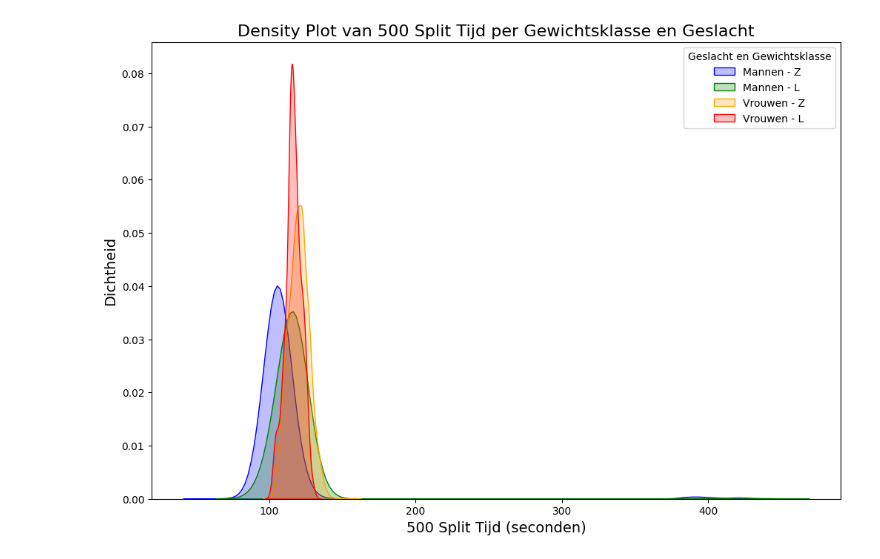
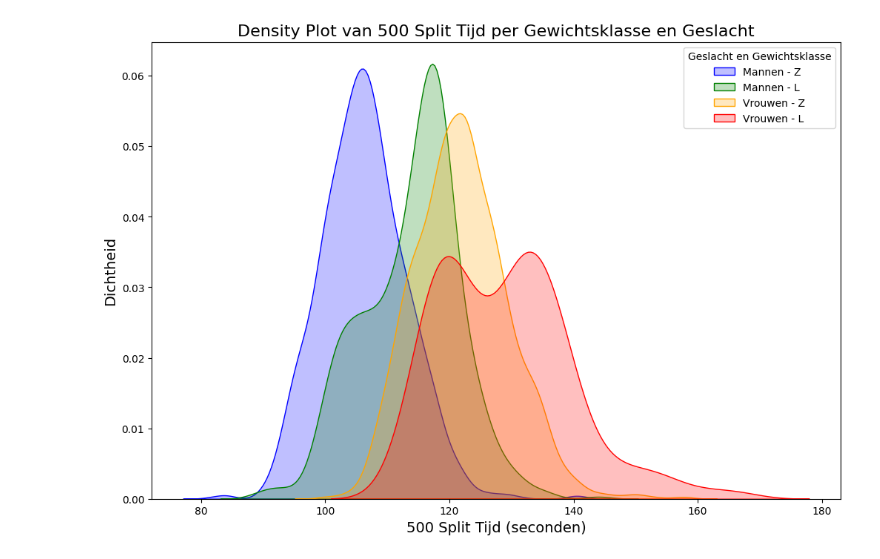
Before and after one commit to bibidemarezoyens/LB, a Jupyter notebook: plotjes_voor_rowrowrow.ipynb, the cells around one changed output. Drawn from its saved outputs; the diff is of its cells as text; code cells hidden in the pictures.

Commit message:
plotjes en xgboost met ploeg en meer plotjes

```diff
--- a/plotjes_voor_rowrowrow.ipynb
+++ b/plotjes_voor_rowrowrow.ipynb
@@ -57,0 +7,3 @@ FileNotFoundError: [Errno 2] No such file or directory: 'data_roeien.xlsx'
+# %%
+complete_df = pd.read_csv('ploeg_final_df.csv')
+print(complete_df.head())
@@ -58,15 +24,15 @@ FileNotFoundError: [Errno 2] No such file or directory: 'data_roeien.xlsx'
 # %%
 # Zet de '500_split' kolom om naar numerieke waarden, vervang ongeldige waarden door NaN
-groot_dataframe_op_sec['500_split'] = pd.to_numeric(groot_dataframe_op_sec['500_split'], errors='coerce')
+complete_df['500_split'] = pd.to_numeric(complete_df['500_split'], errors='coerce')
 
 #Verwijder rijen waar '500_split' NaN is
-groot_dataframe_op_sec = groot_dataframe_op_sec.dropna(subset=['500_split'])
+groot_dataframe_op_sec = complete_df.dropna(subset=['500_split'])
 
 # BOXPLOT
 plt.figure(figsize=(12, 8))
 
 # Maak de boxplot met de gefilterde data voor Z en L per geslacht
-sns.boxplot(x='gewichtsklasse', y='500_split', hue='geslacht', data=groot_dataframe_op_sec,
+sns.boxplot(x='binary_gewichtsklasse', y='500_split', hue='binary_geslacht', data=complete_df,
             palette='Set2', notch=True)
 
 # Voeg titels en labels toe voor de boxplot
@@ -79,7 +45,7 @@ plt.ylabel("500 Split Tijd (seconden)", fontsize=14)
 plt.figure(figsize=(12, 8))
 
 # Maak de violin plot voor de 500_split tijden per geslacht en gewichtsklasse
-sns.violinplot(x='gewichtsklasse', y='500_split', hue='geslacht', data=groot_dataframe_op_sec,
+sns.violinplot(x='binary_gewichtsklasse', y='500_split', hue='binary_geslacht', data=complete_df,
                inner='quart', palette='Set2', split=True)
 
 plt.title("Violin Plot van 500 Split Tijd per Gewichtsklasse en Geslacht", fontsize=16)
@@ -91,14 +57,14 @@ plt.ylabel("500 Split Tijd (seconden)", fontsize=14)
 plt.figure(figsize=(12, 8))
 
 # Maak de density plot voor de 500_split tijden per geslacht en gewichtsklasse
-sns.kdeplot(data=groot_dataframe_op_sec[groot_dataframe_op_sec['geslacht'] == 'M'][groot_dataframe_op_sec['gewichtsklasse'] == 'Z']['500_split'],
-            label='Mannen - Z', shade=True, color='blue')
-sns.kdeplot(data=groot_dataframe_op_sec[groot_dataframe_op_sec['geslacht'] == 'M'][groot_dataframe_op_sec['gewichtsklasse'] == 'L']['500_split'],
-            label='Mannen - L', shade=True, color='green')
-sns.kdeplot(data=groot_dataframe_op_sec[groot_dataframe_op_sec['geslacht'] == 'V'][groot_dataframe_op_sec['gewichtsklasse'] == 'Z']['500_split'],
-            label='Vrouwen - Z', shade=True, color='orange')
-sns.kdeplot(data=groot_dataframe_op_sec[groot_dataframe_op_sec['geslacht'] == 'V'][groot_dataframe_op_sec['gewichtsklasse'] == 'L']['500_split'],
-            label='Vrouwen - L', shade=True, color='red')
+sns.kdeplot(data=complete_df[complete_df['binary_geslacht'] == 0][complete_df['binary_gewichtsklasse'] == 1]['500_split'],
+            label='Mannen - Z', fill=True, color='blue')
+sns.kdeplot(data=complete_df[complete_df['binary_geslacht'] == 0][complete_df['binary_gewichtsklasse'] == 0]['500_split'],
+            label='Mannen - L', fill=True, color='green')
+sns.kdeplot(data=complete_df[complete_df['binary_geslacht'] == 1][complete_df['binary_gewichtsklasse'] == 1]['500_split'],
+            label='Vrouwen - Z', fill=True, color='orange')
+sns.kdeplot(data=complete_df[complete_df['binary_geslacht'] == 1][complete_df['binary_gewichtsklasse'] == 0]['500_split'],
+            label='Vrouwen - L', fill=True, color='red')
 
 plt.title("Density Plot van 500 Split Tijd per Gewichtsklasse en Geslacht", fontsize=16)
 plt.xlabel("500 Split Tijd (seconden)", fontsize=14)
@@ -109,4 +75,75 @@ plt.legend(title="Geslacht en Gewichtsklasse")
 
 # Toon de density plot
 plt.show()
+
+# ========== BOXPLOT ==========
+plt.figure(figsize=(12, 8))
+
+sns.boxplot(x='binary_gewichtsklasse',
+            y='500_split',
+            hue='binary_geslacht',
+            data=complete_df,
+            palette='Set2',
+            notch=True)
+
+plt.title("Boxplot van 500 Split Tijd per Gewichtsklasse en Geslacht", fontsize=16)
+plt.xlabel("Gewichtsklasse", fontsize=14)
+plt.ylabel("500 Split Tijd (seconden)", fontsize=14)
+plt.legend(title="Geslacht")
+plt.show()
+
+# ========== VIOLIN PLOT ==========
+plt.figure(figsize=(12, 8))
+
+sns.violinplot(x='binary_gewichtsklasse',
+               y='500_split',
+               hue='binary_geslacht',
+               data=complete_df,
+               inner='quart',
+               palette='Set2',
+               split=True)
+
+plt.title("Violin Plot van 500 Split Tijd per Gewichtsklasse en Geslacht", fontsize=16)
+plt.xlabel("Gewichtsklasse", fontsize=14)
+plt.ylabel("500 Split Tijd (seconden)", fontsize=14)
+plt.legend(title="Geslacht")
+plt.show()
+
+# ========== DENSITY PLOT ==========
+plt.figure(figsize=(12, 8))
+
+# Maak de density plot voor de 500_split tijden per geslacht en gewichtsklasse
+for geslacht, kleur in zip([0, 0, 1, 1], ['blue', 'green', 'orange', 'red']):
+    for gewichtsklasse in [1, 0]:
+        subset = complete_df[(complete_df['binary_geslacht'] == geslacht) &
+                                        (complete_df['binary_gewichtsklasse'] == gewichtsklasse)]
+        if not subset.empty:
+            label = f"{'Mannen' if geslacht == 0 else 'Vrouwen'} - {'Zwaar' if gewichtsklasse == 1 else 'Licht'}"
+            sns.kdeplot(data=subset['500_split'], label=label, fill=True, color=kleur, alpha=0.5)
+
+plt.title("Density Plot van 500 Split Tijd per Gewichtsklasse en Geslacht", fontsize=16)
+plt.xlabel("500 Split Tijd (seconden)", fontsize=14)
+plt.ylabel("Dichtheid", fontsize=14)
+plt.legend(title="Geslacht en Gewichtsklasse")
+plt.show()
+
+for geslacht, kleur in zip([0, 0, 1, 1], ['blue', 'green', 'orange', 'red']):
+    for gewichtsklasse in [1, 0]:
+        subset = complete_df[(complete_df['binary_geslacht'] == geslacht) &
+                                        (complete_df['binary_gewichtsklasse'] == gewichtsklasse)]
+        print(f"Geslacht: {geslacht}, Gewichtsklasse: {gewichtsklasse}, Aantal records: {len(subset)}")  # Debugging line
+
+        if not subset.empty:
+            label = f"{'Mannen' if geslacht == 0 else 'Vrouwen'} - {'Zwaar' if gewichtsklasse == 1 else 'Licht'}"
+            sns.kdeplot(data=subset['500_split'], label=label, fill=True, color=kleur, alpha=0.5)
+
+plt.title("Density Plot van 500 Split Tijd per Gewichtsklasse en Geslacht", fontsize=16)
+plt.xlabel("500 Split Tijd (seconden)", fontsize=14)
+plt.ylabel("Dichtheid", fontsize=14)
+plt.legend(title="Geslacht en Gewichtsklasse")
+plt.show()
+
+print("Dataset after cleaning:")
+print(complete_df.info())  # Check number of non-null values
+print(complete_df.head())
 # %% [output]
@@ -134 +152 @@ This will become an error in seaborn v0.14.0; please update your code.
-[figure, old version]
+[figure, new version]
```
Also changed, not shown: parts of 10 cells of this notebook, 1 other file.
